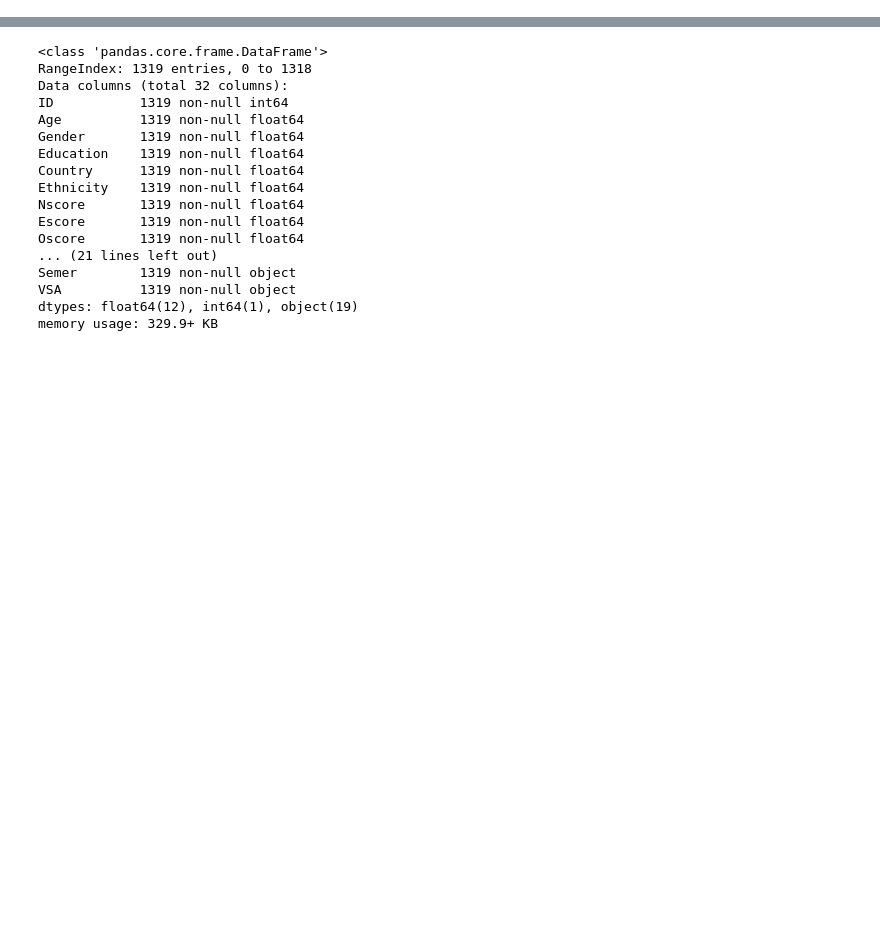
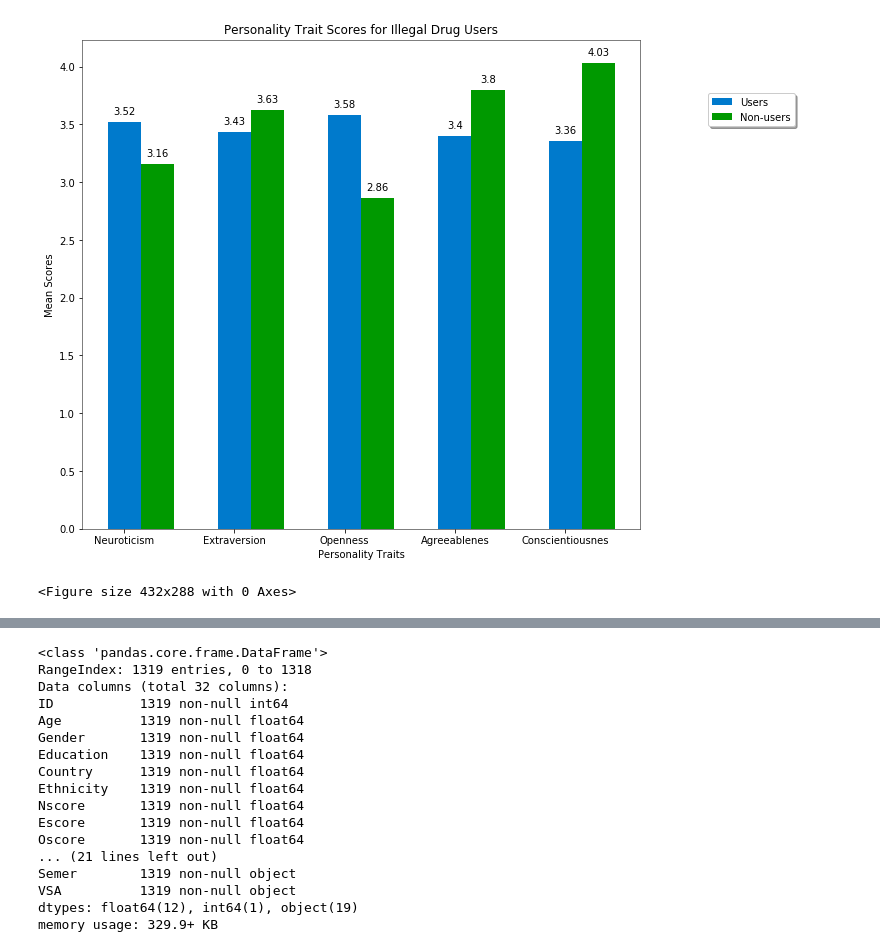
Before and after one commit to ManasaK33/drug-consumption, a Jupyter notebook: carlos.ipynb, the cells around one changed output, grey strips where cells are left out. Drawn from its saved outputs; the diff is of its cells as text; code cells hidden in the pictures; blank space fills up the shorter version.

```diff
--- a/carlos.ipynb
+++ b/carlos.ipynb
@@ -14,0 +127,9 @@ test_data = pd.read_csv("test_data.csv", delimiter='\t', index_col=0)
+# %%
+plot_data['Drug User'] = plot_data.drop(['Alcohol', 'Nicotine','Caff'], axis=1).apply(is_drug_user, axis=1)
+plot_data['Gender']= plot_data['Gender'].apply(gender_map)
+plot_data['Country']=plot_data['Country'].apply(country_map)
+# %%
+# Create dataset for drug users
+users = plot_data.loc[plot_data['Drug User'] == True]
+# Create dataset for non-drug users
+nonusers = plot_data.loc[plot_data['Drug User'] == False]
@@ -14,0 +144,37 @@ test_data = pd.read_csv("test_data.csv", delimiter='\t', index_col=0)
+# %%
+def create_personality_plot(users, nonusers):
+    traits = ['Neuroticism', 'Extraversion', 'Openness',
+              'Agreeablenes', 'Conscientiousnes']
+    users_scores = users.loc[:,'Nscore':'Cscore'].mean().values
+    nonusers_scores = nonusers.loc[:,'Nscore':'Cscore'].mean().values
+    width = 0.3
+    users_xpos = np.arange(len(users_scores))
+    nonusers_xpos = [x + width for x in users_xpos]
+
+    plt.bar(users_xpos, users_scores, width=width, color=['#007acc'], label='Users')
+    plt.bar(nonusers_xpos, nonusers_scores, width=width, color=['#009900'], label='Non-users')
+    ax = plt.gca()
+    rects = ax.patches
+    for rect, score in zip(rects[:5],users_scores):
+        x = rect.get_x() + rect.get_width()/2
+        y = rect.get_height() + 0.05
+        ax.text(x, y, np.round(score, 2), ha='center',va='bottom', fontsize=10)
+    for rect, score in zip(rects[5:],nonusers_scores):
+        x = rect.get_x() + rect.get_width()/2
+        y = rect.get_height() + 0.05
+        ax.text(x, y, np.round(score, 2), ha='center',va='bottom', fontsize=10)
+    plt.title('Personality Trait Scores for Illegal Drug Users')
+    plt.xlabel('Personality Traits')
+    plt.ylabel('Mean Scores')
+    plt.xticks(users_xpos, traits)
+    plt.legend(loc='upper center', bbox_to_anchor=(1.2, 0.9), shadow=True, ncol=1)
+    fig = plt.gcf()
+    fig.set_size_inches(10,9)
+    plt.savefig('figures/traits.png', dpi=300)
+    plt.show()
+    plt.clf()
+# %%
+create_personality_plot(users, nonusers)
+# %% [output]
+[figure, added]
+<Figure size 432x288 with 0 Axes>
```
Also changed, not shown: parts of 19 cells of this notebook, 6 other files.
